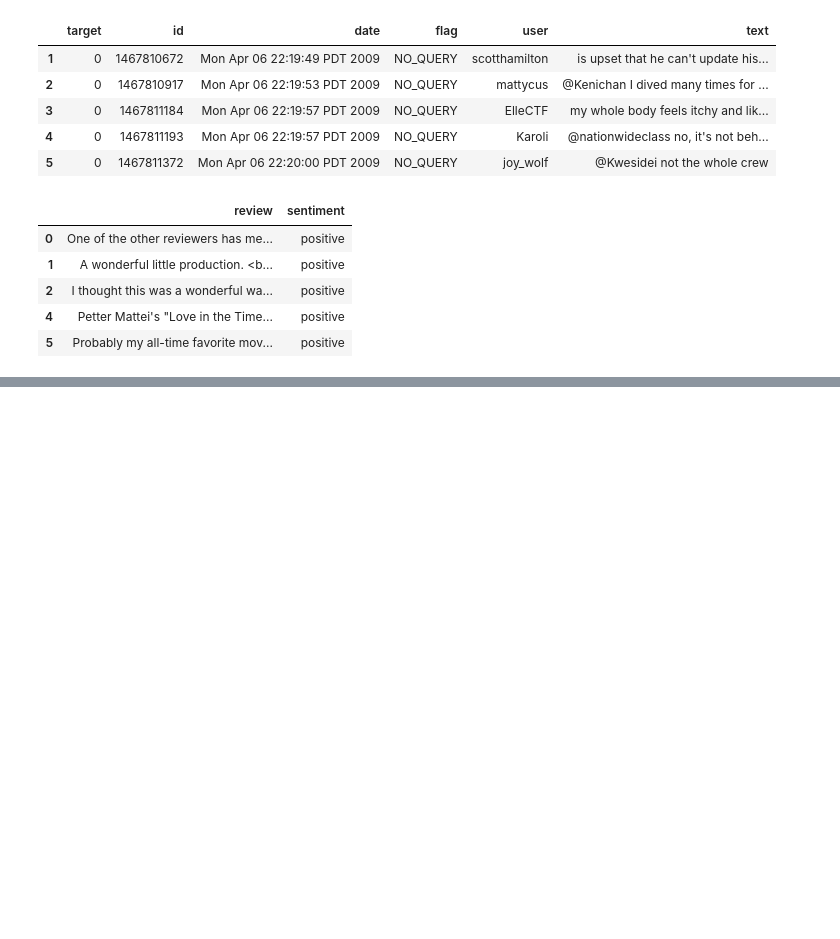
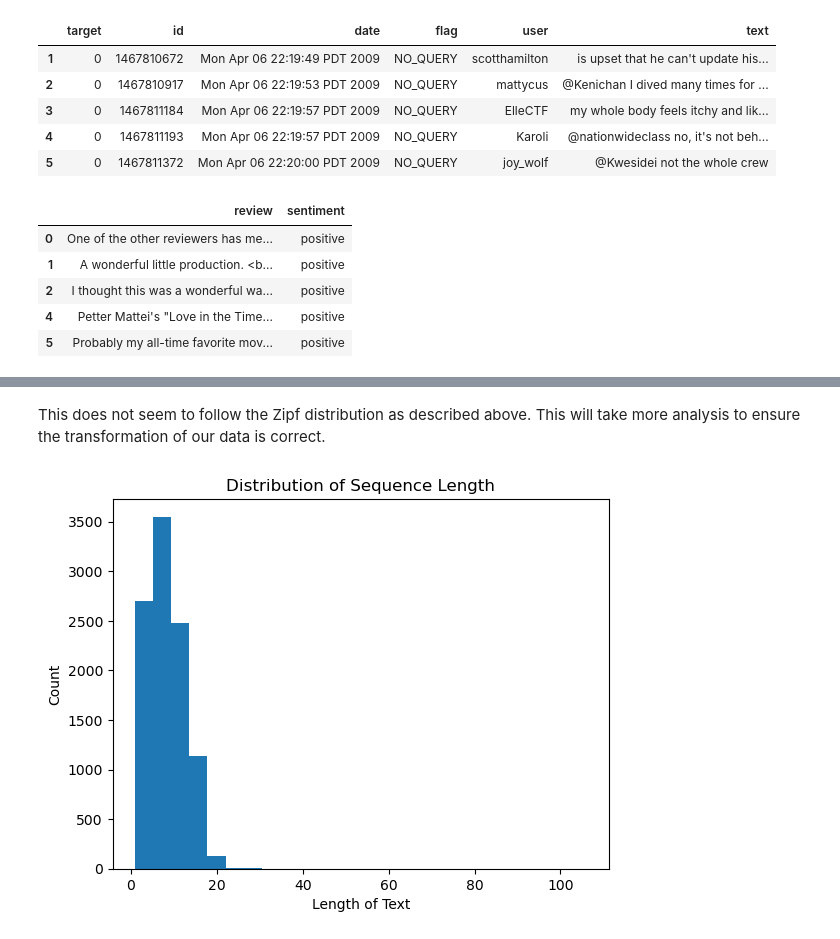
Before and after one commit to banhatas/acme_winter_project, a Jupyter notebook: vol3/dataset.ipynb, the cells around one changed output, grey strips where cells are left out. Cells and saved outputs as stored; diff of their text form; code cells hidden in the pictures; blank space fills up the shorter version.

```diff
--- a/vol3/dataset.ipynb
+++ b/vol3/dataset.ipynb
@@ -195,0 +200,12 @@ plt.show()
+# %% [markdown]
+This does not seem to follow the Zipf distribution as described above. This will take more analysis to ensure the transformation of our data is correct.
+# %%
+# plot length of sequences
+lens = np.array([len(msg) for msg in seq_data])
+plt.hist(lens, bins=25)
+plt.xlabel("Length of Text")
+plt.ylabel("Count")
+plt.title("Distribution of Sequence Length")
+plt.show()
+# %% [output]
+[figure, added]
```
Also changed, not shown: parts of 17 cells of this notebook.
